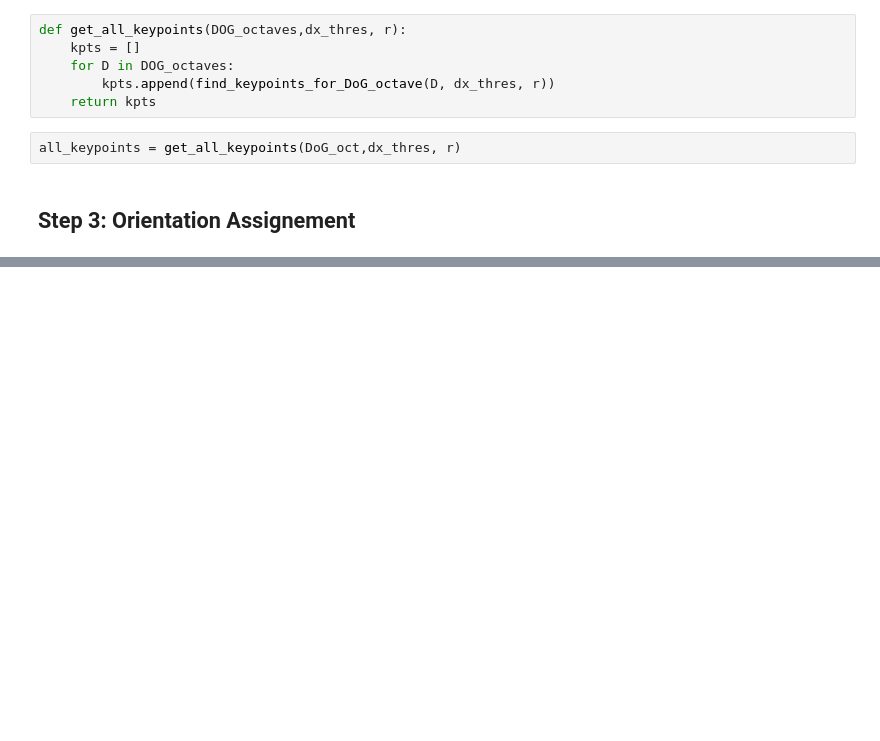
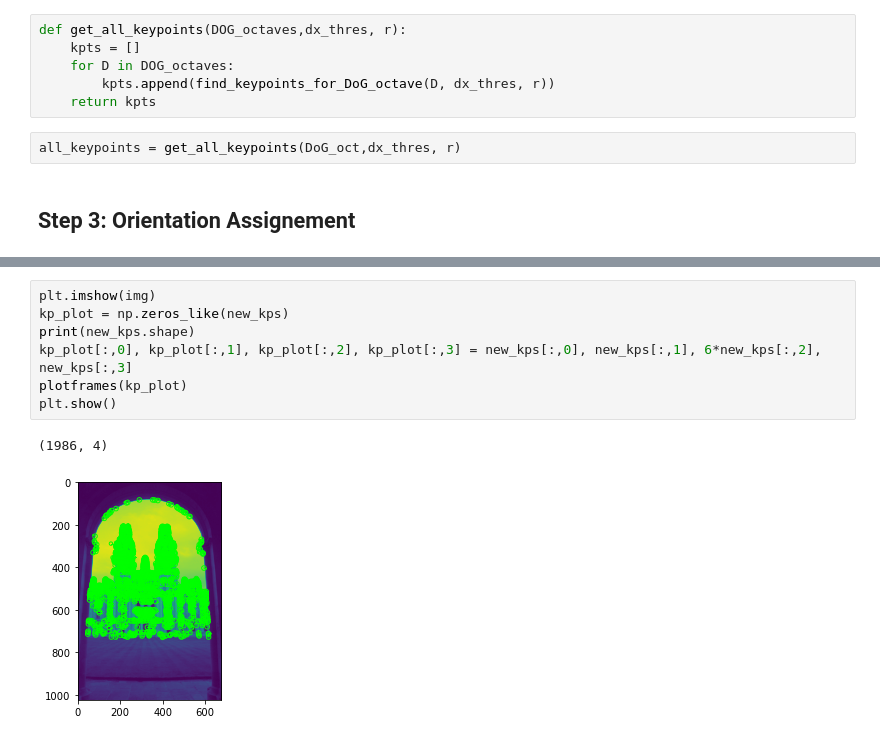
Before and after one commit to fdlci/CV-Project, a Jupyter notebook: sift_by_hand.ipynb, the cells around one changed output, grey strips where cells are left out. Cells and saved outputs as stored; diff of their text form; blank space fills up the shorter version.

```diff
--- a/sift_by_hand.ipynb
+++ b/sift_by_hand.ipynb
@@ -254,0 +465,10 @@ print(octa.shape)
+# %%
+plt.imshow(img)
+kp_plot = np.zeros_like(new_kps)
+print(new_kps.shape)
+kp_plot[:,0], kp_plot[:,1], kp_plot[:,2], kp_plot[:,3] = new_kps[:,0], new_kps[:,1], 6*new_kps[:,2], new_kps[:,3]
+plotframes(kp_plot)
+plt.show()
+# %% [output]
+(1986, 4)
+[figure, added]
```
Also changed, not shown: parts of 16 cells of this notebook, 3 other files.
